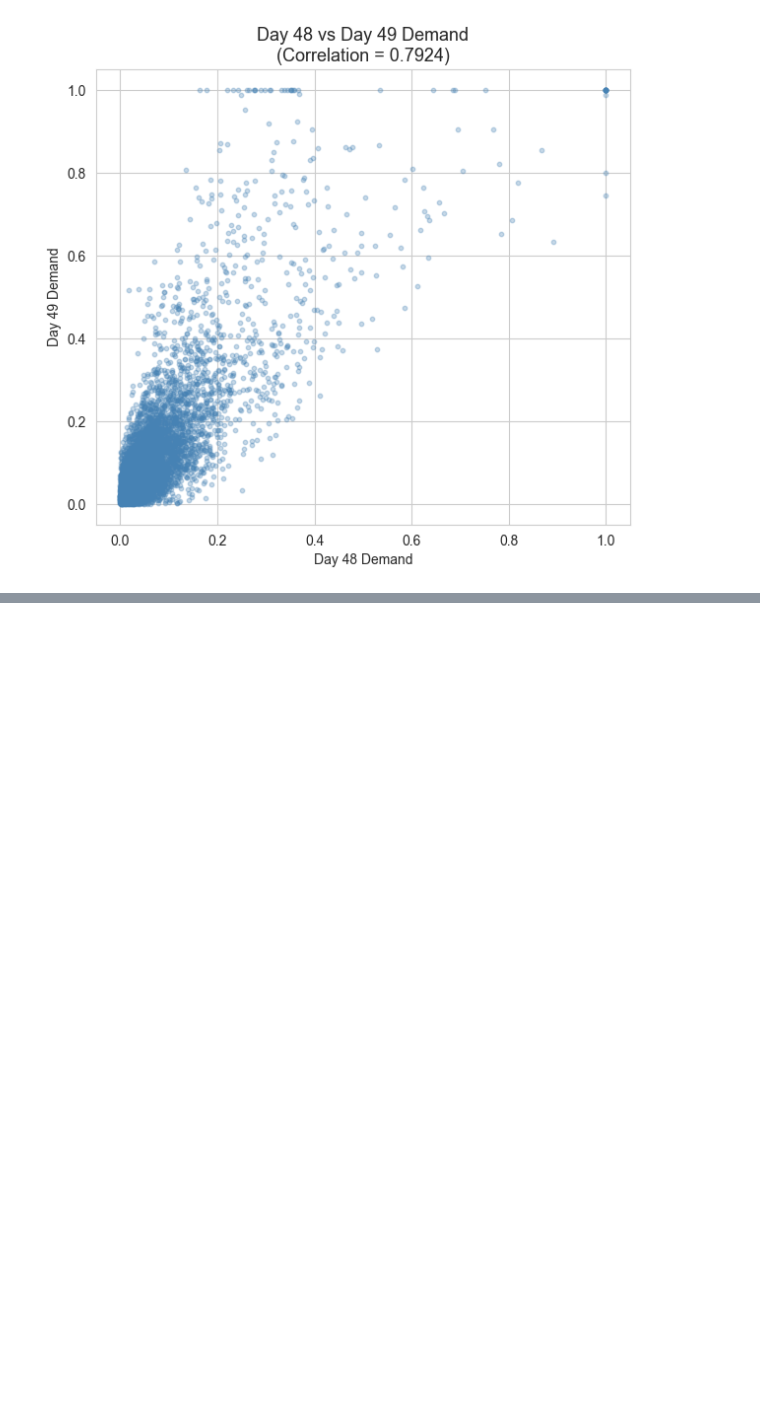
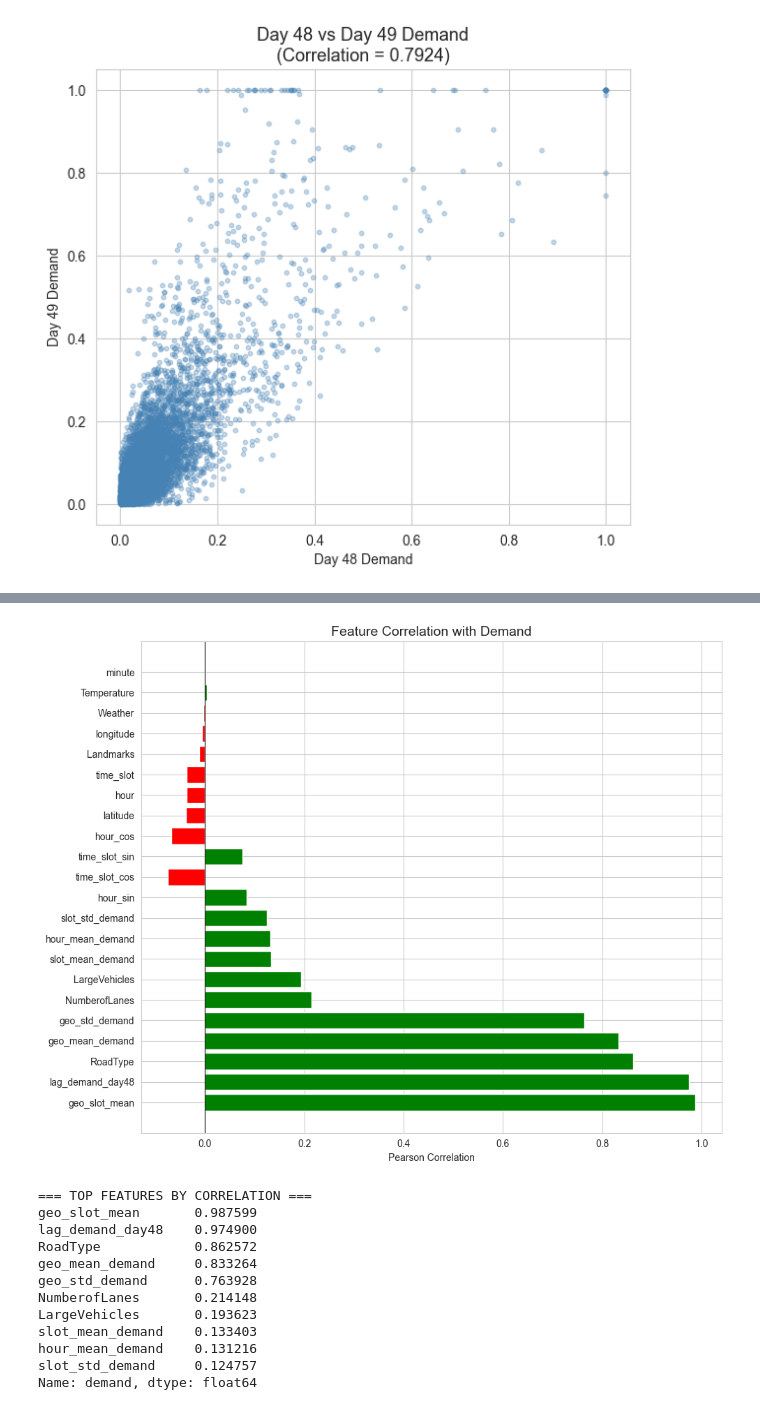
Before and after one commit to yuvi029/traffic-demand-prediction, a Jupyter notebook: traffic_demand_prediction.ipynb, the cells around one changed output, grey strips where cells are left out. Drawn from its saved outputs; the diff is of its cells as text; code cells hidden in the pictures; blank space fills up the shorter version.

```diff
--- a/traffic_demand_prediction.ipynb
+++ b/traffic_demand_prediction.ipynb
@@ -393,0 +801,36 @@ This single feature alone will be incredibly powerful!
+# %%
+# See which features correlate most with demand
+# Higher absolute correlation = more useful feature
+
+corr = X_train.copy()
+corr['demand'] = y_train
+
+correlation_with_target = corr.corr()['demand'].drop('demand').sort_values(
+    key=abs, ascending=False
+)
+
+plt.figure(figsize=(10, 8))
+colors = ['green' if x > 0 else 'red' for x in correlation_with_target.values]
+plt.barh(correlation_with_target.index, correlation_with_target.values, color=colors)
+plt.axvline(0, color='black', linewidth=0.8)
+plt.title('Feature Correlation with Demand', fontsize=14)
+plt.xlabel('Pearson Correlation')
+plt.tight_layout()
+plt.show()
+
+print("\n=== TOP FEATURES BY CORRELATION ===")
+print(correlation_with_target.head(10))
+# %% [output]
+[figure, added]
+=== TOP FEATURES BY CORRELATION ===
+geo_slot_mean       0.987599
+lag_demand_day48    0.974900
+RoadType            0.862572
+geo_mean_demand     0.833264
+geo_std_demand      0.763928
+NumberofLanes       0.214148
+LargeVehicles       0.193623
+slot_mean_demand    0.133403
+hour_mean_demand    0.131216
+slot_std_demand     0.124757
+Name: demand, dtype: float64
```
Also changed, not shown: parts of 14 cells of this notebook, 2 other files.
